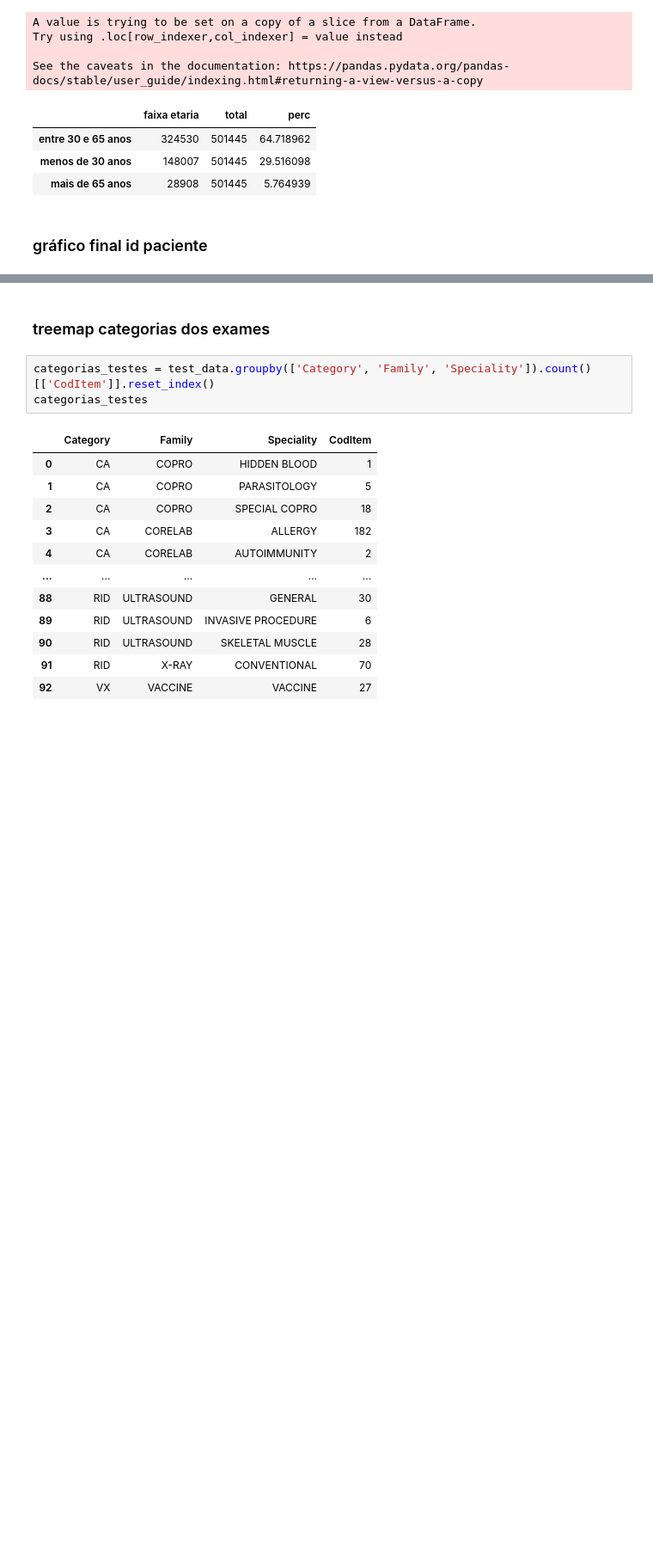
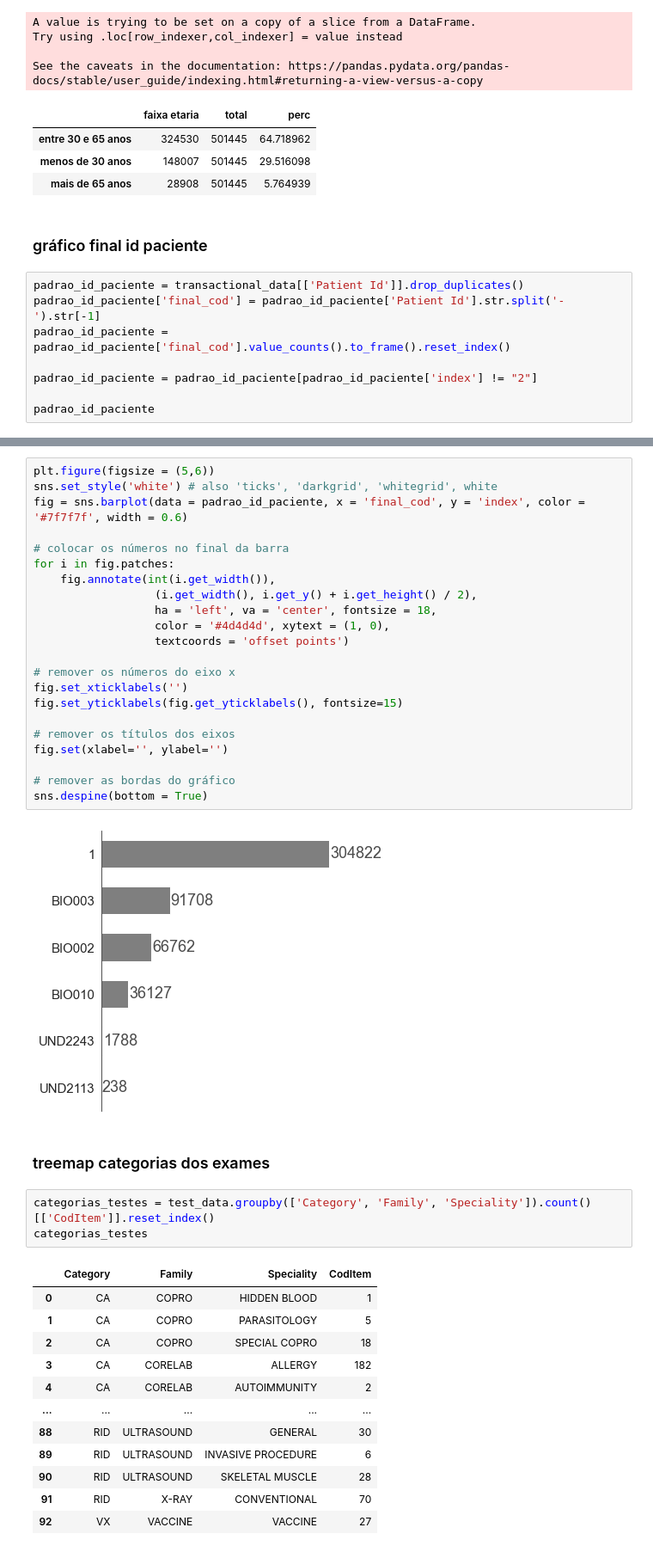
Before and after one commit to leticiafaria7/case-elogroup, a Jupyter notebook: 3_graficos-complementares.ipynb, the cells around one changed output, grey strips where cells are left out. Shown at 86% size. Saved outputs shown, nothing was run; the diff lists cells and outputs as text; blank space fills up the shorter version.

Commit message:
finalização dos graficos complementares para a apresentacao

```diff
--- a/3_graficos-complementares.ipynb
+++ b/3_graficos-complementares.ipynb
@@ -180,3 +200,11 @@ See the caveats in the documentation: https://pandas.pydata.org/pandas-docs/stab
 | mais de 65 anos | 28908 | 501445 | 5.764939 |
 # %% [markdown]
 ### gráfico final id paciente
+# %%
+padrao_id_paciente = transactional_data[['Patient Id']].drop_duplicates()
+padrao_id_paciente['final_cod'] = padrao_id_paciente['Patient Id'].str.split('-').str[-1]
+padrao_id_paciente = padrao_id_paciente['final_cod'].value_counts().to_frame().reset_index()
+
+padrao_id_paciente = padrao_id_paciente[padrao_id_paciente['index'] != "2"]
+
+padrao_id_paciente
@@ -183,3 +219,27 @@ See the caveats in the documentation: https://pandas.pydata.org/pandas-docs/stab
+# %%
+plt.figure(figsize = (5,6))
+sns.set_style('white') # also 'ticks', 'darkgrid', 'whitegrid', white
+fig = sns.barplot(data = padrao_id_paciente, x = 'final_cod', y = 'index', color = '#7f7f7f', width = 0.6)
+
+# colocar os números no final da barra
+for i in fig.patches:
+    fig.annotate(int(i.get_width()),
+                  (i.get_width(), i.get_y() + i.get_height() / 2),
+                  ha = 'left', va = 'center', fontsize = 18,
+                  color = '#4d4d4d', xytext = (1, 0),
+                  textcoords = 'offset points')
+
+# remover os números do eixo x
+fig.set_xticklabels('')
+fig.set_yticklabels(fig.get_yticklabels(), fontsize=15)
+
+# remover os títulos dos eixos
+fig.set(xlabel='', ylabel='')
+
+# remover as bordas do gráfico
+sns.despine(bottom = True)
+# %% [output]
+[figure, added]
 # %% [markdown]
 ### treemap categorias dos exames
 # %%
```
Also changed, not shown: parts of 20 cells of this notebook, 1 other file.
